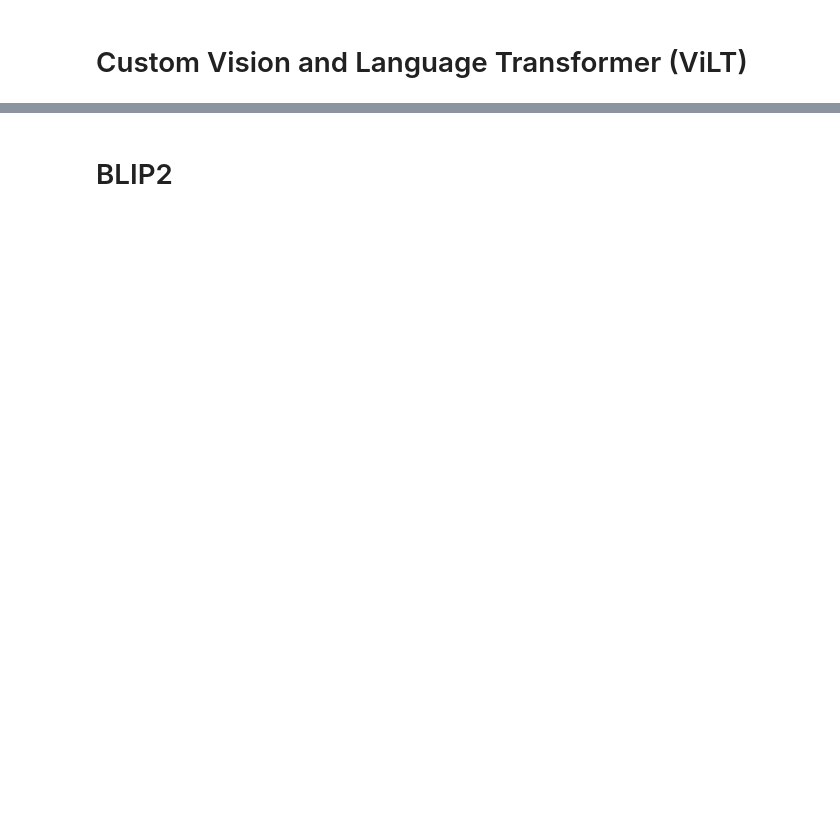
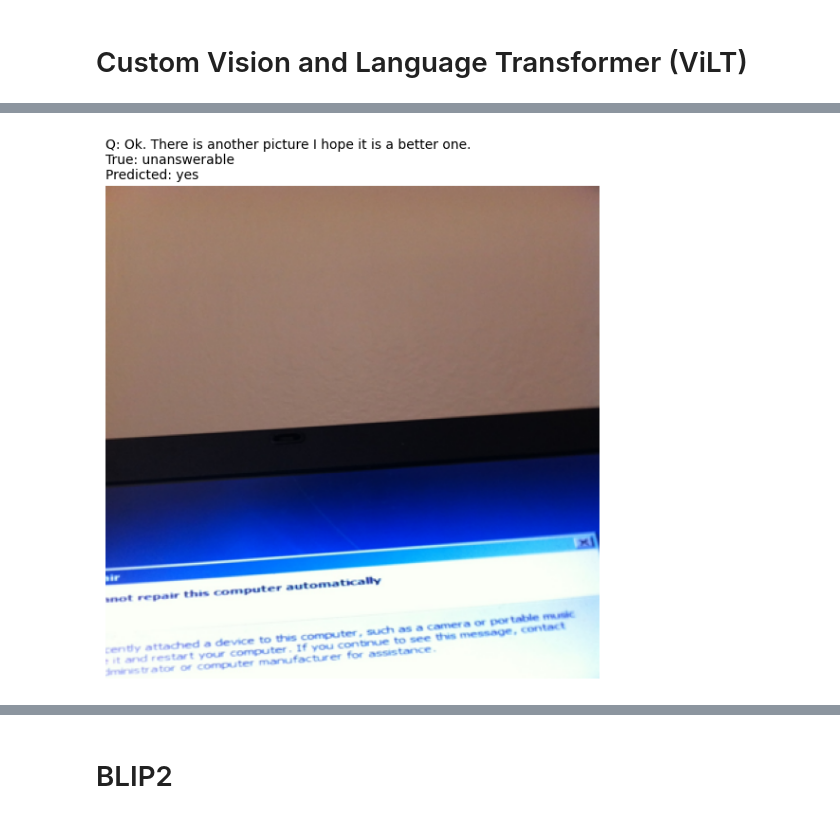
Before and after one commit to zagarsuren/visionaid-vqa, a Jupyter notebook: notebooks/vqa-inference.ipynb, the cells around one changed output, grey strips where cells are left out. Cells and saved outputs as stored; diff of their text form; code cells hidden in the pictures; blank space fills up the shorter version.

```diff
--- a/notebooks/vqa-inference.ipynb
+++ b/notebooks/vqa-inference.ipynb
@@ -17,0 +35,92 @@ Answer: bottle
+# %%
+import os
+import json
+import torch
+import numpy as np
+from collections import Counter
+from PIL import Image
+from transformers import ViltProcessor, ViltForQuestionAnswering
+from tqdm import tqdm
+import matplotlib.pyplot as plt
+
+
+# Set paths
+model_path = "models/vilt_finetuned_vizwiz2"
+val_images_dir = "/Users/zagaraa/Documents/GitHub/visionaid-vqa/data/vizwiz/val/"
+val_annotations_file = "/Users/zagaraa/Documents/GitHub/visionaid-vqa/data/vizwiz/annotations/val.json"
+
+# Load model and processor
+processor = ViltProcessor.from_pretrained(model_path)
+model = ViltForQuestionAnswering.from_pretrained(model_path)
+model.eval()
+device = torch.device("cuda" if torch.cuda.is_available() else "mps" if torch.backends.mps.is_available() else "cpu")
+model.to(device)
+
+# Load id2label and answer2id mapping
+id2label = model.config.id2label
+answer2id = {v.lower(): int(k) for k, v in id2label.items()}
+
+# Load test annotations
+with open(val_annotations_file, "r") as f:
+    samples = json.load(f)
+
+# Predict and print results
+for sample in tqdm(samples[:10]):  # Adjust to all or a subset
+    image_path = os.path.join(val_images_dir, sample["image"])
+    image = Image.open(image_path).convert("RGB").resize((384, 384))
+    question = sample["question"]
+
+    # Prepare input
+    inputs = processor(image, question, return_tensors="pt").to(device)
+
+    with torch.no_grad():
+        outputs = model(**inputs)
+        logits = outputs.logits
+        predicted_id = logits.argmax(-1).item()
+        predicted_label = id2label.get(predicted_id, f"unknown_{predicted_id}").lower()
+
+
+    # Ground truth (most common answer)
+    answers = sample.get("answers", [])
+    candidates = [a["answer"].strip().lower() for a in answers if a.get("answer", "").strip()]
+    true_label = Counter(candidates).most_common(1)[0][0] if candidates else "unanswerable"
+
+    print(f"Image: {sample['image']}")
+    print(f"Question: {question}")
+    print(f"✅ True Label:      {true_label}")
+    print(f"🤖 Predicted Label: {predicted_label}")
+    print("-" * 60)
+
+# for sample in samples[:10]:  # Adjust range as needed
+    image_path = os.path.join(val_images_dir, sample["image"])
+    image = Image.open(image_path).convert("RGB").resize((384, 384))
+    question = sample["question"]
+
+    # Prepare input for ViLT
+    inputs = processor(image, question, return_tensors="pt").to(device)
+    with torch.no_grad():
+        outputs = model(**inputs)
+        logits = outputs.logits
+        predicted_id = logits.argmax(-1).item()
+        predicted_label = id2label.get(predicted_id, f"unknown_{predicted_id}").lower()
+
+    # Extract the ground truth answer
+    answers = sample.get("answers", [])
+    candidates = [a["answer"].strip().lower() for a in answers if a.get("answer", "").strip()]
+    true_label = Counter(candidates).most_common(1)[0][0] if candidates else "unanswerable"
+
+    # 🖼️ Display image + info
+    plt.figure(figsize=(6, 6))
+    plt.imshow(image)
+    plt.axis('off')
+    plt.title(
+        f"Q: {question}\n"
+        f"True: {true_label}\n"
+        f"Predicted: {predicted_label}",
+        fontsize=10,
+        loc='left',
+        wrap=True
+    )
+    plt.tight_layout()
+    plt.show()
+# %% [output]
@@ -17,0 +132 @@ Answer: bottle
+[figure, added]
```
Also changed, not shown: parts of 5 cells of this notebook.
